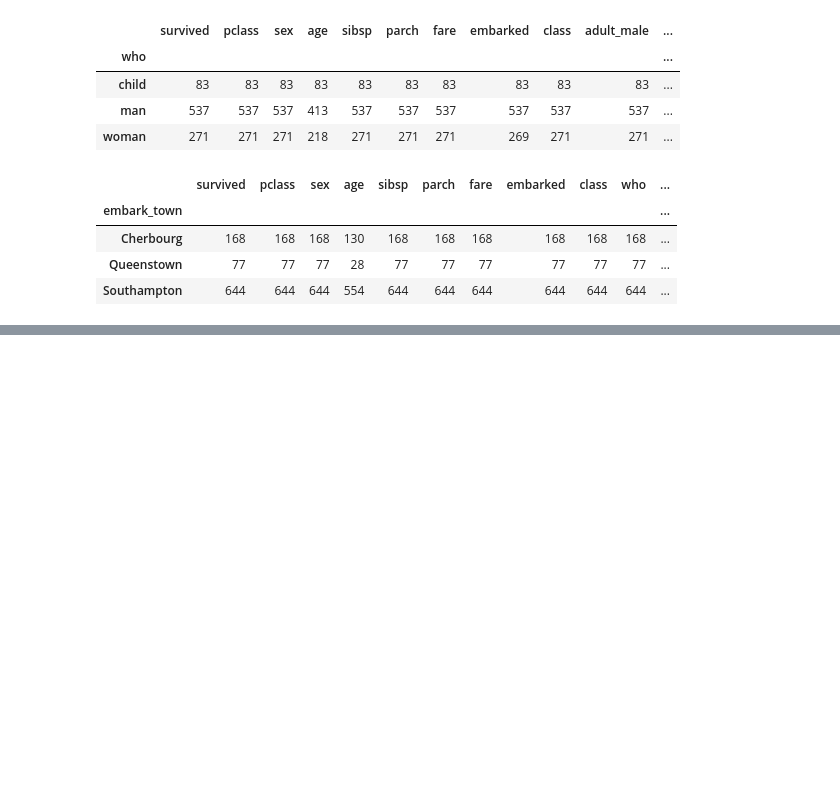
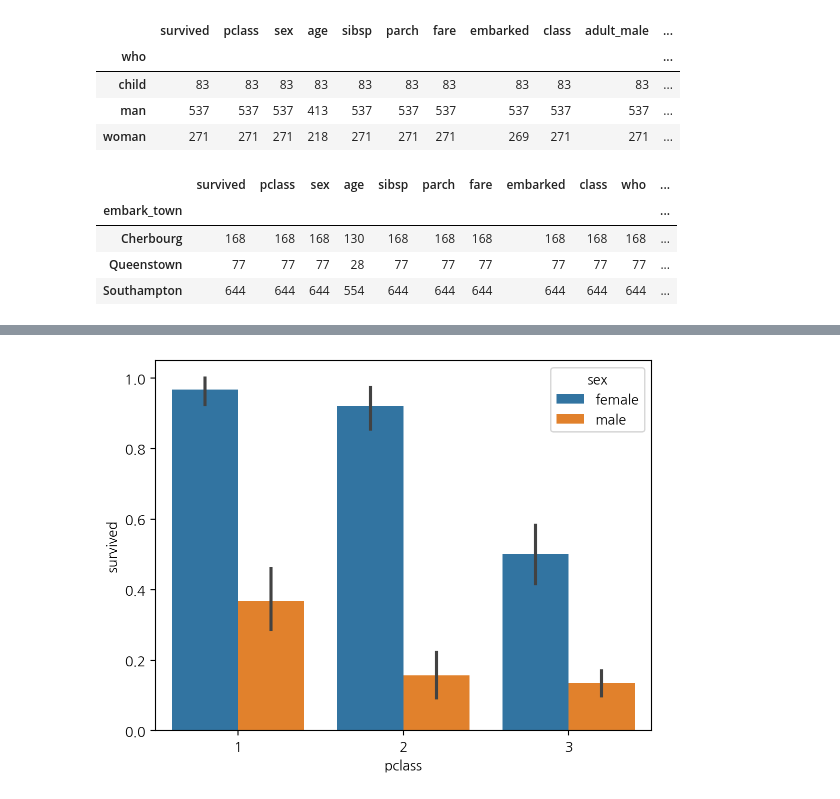
Before and after one commit to simsoohyeon/2024-1-my-BDA, a Jupyter notebook: inclass/02w_0319_tue_dataframe_basic.ipynb, the cells around one changed output, grey strips where cells are left out. Drawn from its saved outputs; the diff is of its cells as text; code cells hidden in the pictures; blank space fills up the shorter version.

```diff
--- a/inclass/02w_0319_tue_dataframe_basic.ipynb
+++ b/inclass/02w_0319_tue_dataframe_basic.ipynb
@@ -283,0 +310,4 @@ titanic.groupby('embark_town').count()
+# %%
+sns.barplot(titanic, x="pclass", y="survived", hue="sex");
+# %% [output]
+[figure, added]
```
Also changed, not shown: parts of 56 cells of this notebook.
